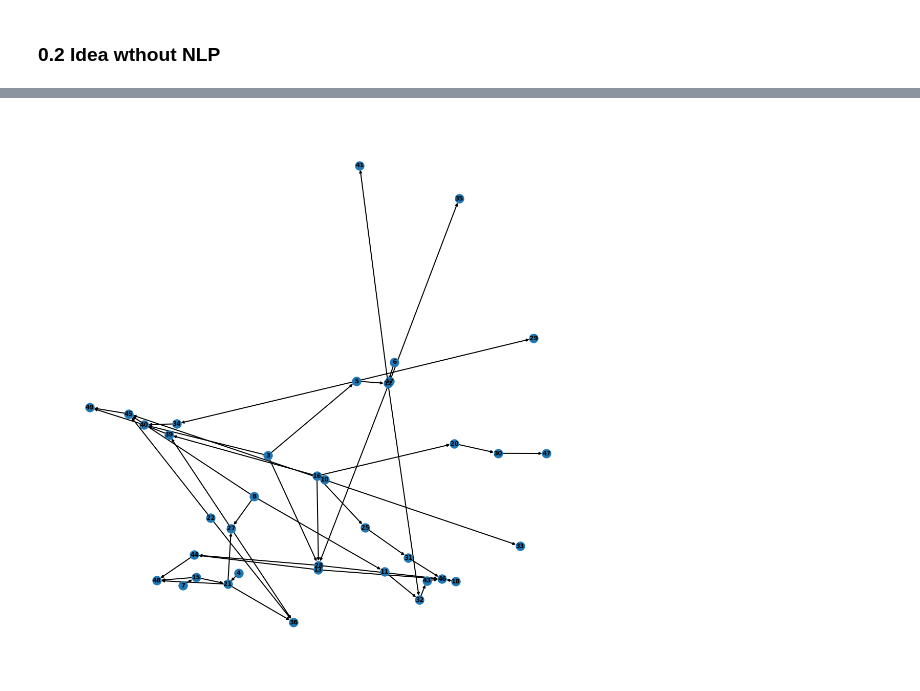
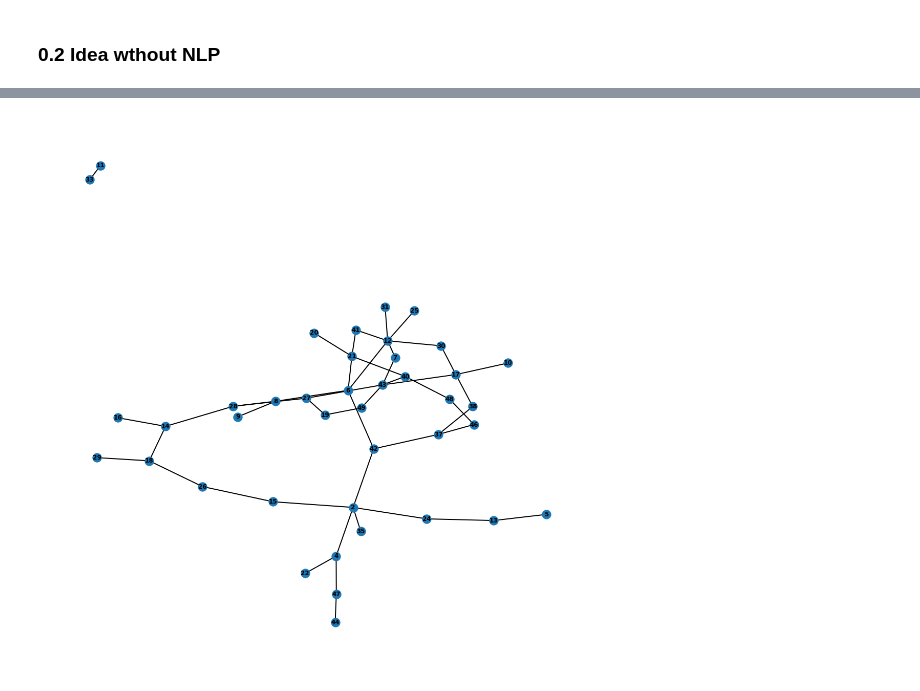
Before and after one commit to Eisbrecher-59/ETHZ_Project, a Jupyter notebook: ETHZ_Project-Try.ipynb, the cells around one changed output, grey strips where cells are left out. Saved outputs shown, nothing was run; the diff lists cells and outputs as text; code cells hidden in the pictures.

```diff
--- a/ETHZ_Project-Try.ipynb
+++ b/ETHZ_Project-Try.ipynb
@@ -48,20 +48,20 @@ print(list(wList))
 # %%
 # Create a networkx graph object
-my_graph = nx.DiGraph()
+my_graph1 = nx.Graph()
 
 # Add edges to to the graph object
 # Each tuple represents an edge between two nodes
-my_graph.add_edges_from(pairS)
+my_graph1.add_edges_from(pairS)
 
 # Draw the resulting graph
 plt.figure(1, figsize=(15, 15))
 nx.draw(
-    my_graph,
+    my_graph1,
     with_labels=True,
     width=2.0,
     font_weight="bold",
     arrowstyle="-|>",
     arrowsize=10,
 )
 # %% [output]
-[figure, old version]
+[figure, new version]
```
Also changed, not shown: parts of 20 cells of this notebook, 4 other files.
